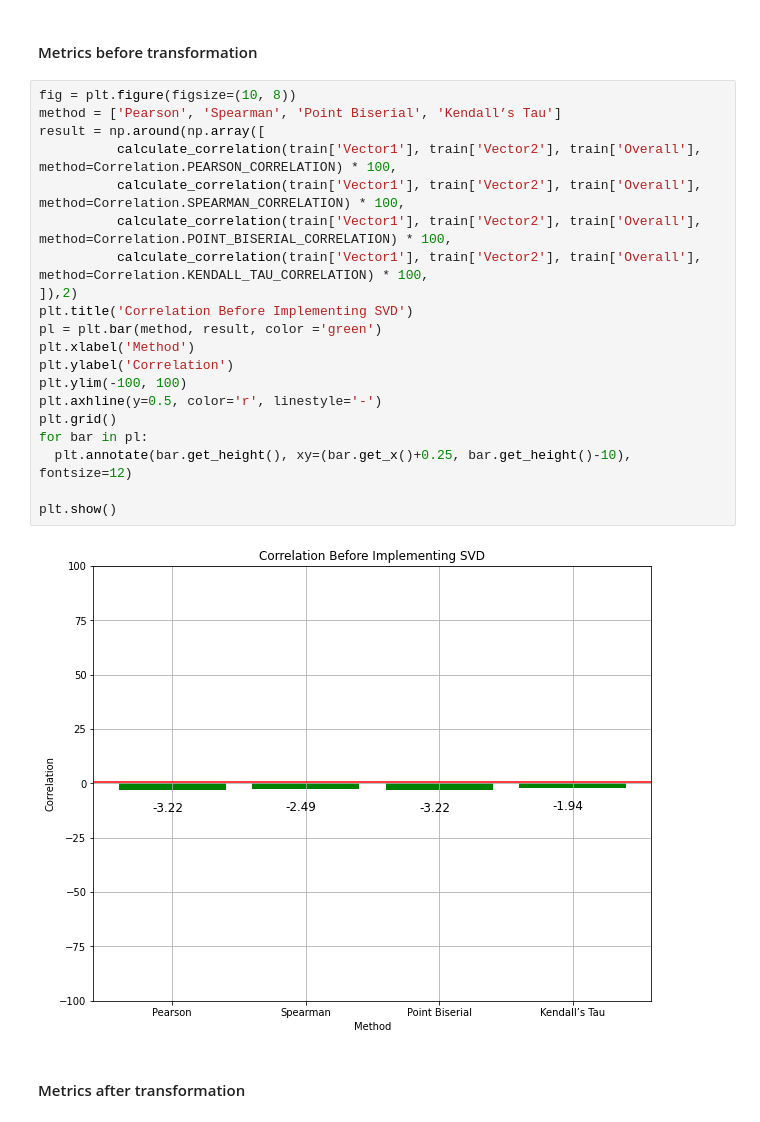
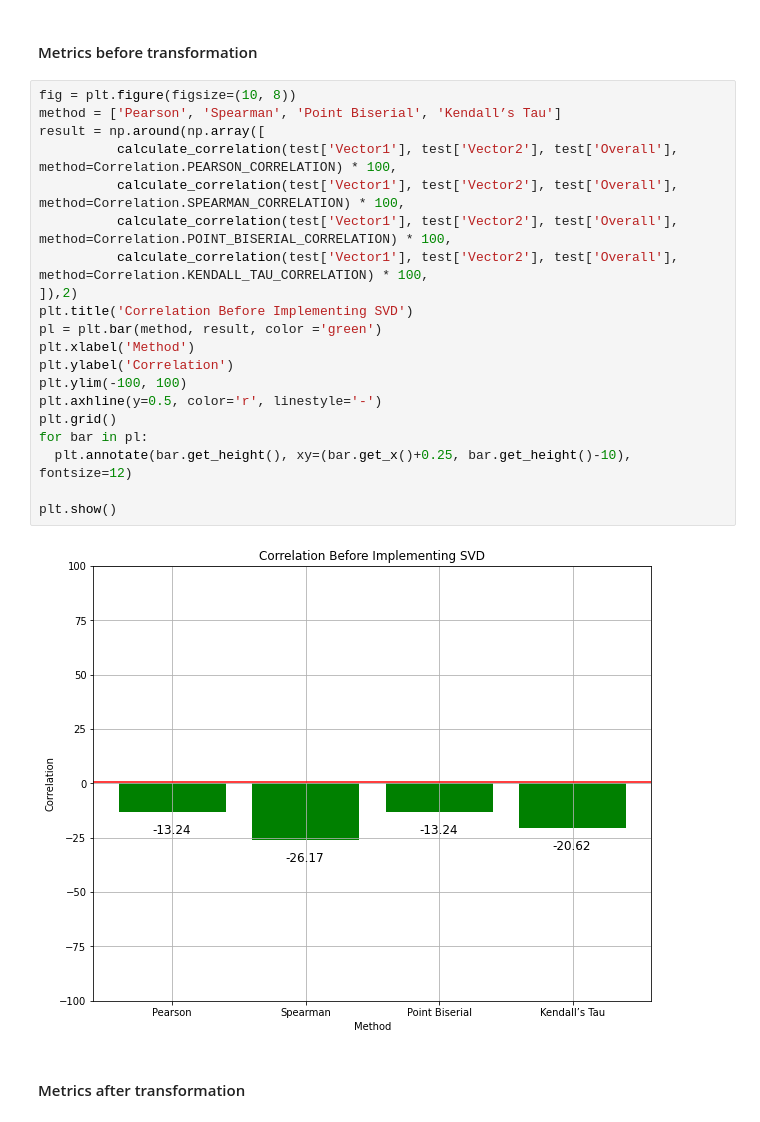
Before and after one commit to tariqshaban/svd-transformation, a Jupyter notebook: SVD Transformation.ipynb, the cells around one changed output. Drawn from its saved outputs; the diff is of its cells as text.

```diff
--- a/SVD Transformation.ipynb
+++ b/SVD Transformation.ipynb
@@ -639,25 +637,25 @@ transformed = apply_transformation(
 # %%
 fig = plt.figure(figsize=(10, 8))
 method = ['Pearson', 'Spearman', 'Point Biserial', 'Kendall’s Tau']
 result = np.around(np.array([
-          calculate_correlation(train['Vector1'], train['Vector2'], train['Overall'], method=Correlation.PEARSON_CORRELATION) * 100,
-          calculate_correlation(train['Vector1'], train['Vector2'], train['Overall'], method=Correlation.SPEARMAN_CORRELATION) * 100,
-          calculate_correlation(train['Vector1'], train['Vector2'], train['Overall'], method=Correlation.POINT_BISERIAL_CORRELATION) * 100,
-          calculate_correlation(train['Vector1'], train['Vector2'], train['Overall'], method=Correlation.KENDALL_TAU_CORRELATION) * 100,
+          calculate_correlation(test['Vector1'], test['Vector2'], test['Overall'], method=Correlation.PEARSON_CORRELATION) * 100,
+          calculate_correlation(test['Vector1'], test['Vector2'], test['Overall'], method=Correlation.SPEARMAN_CORRELATION) * 100,
+          calculate_correlation(test['Vector1'], test['Vector2'], test['Overall'], method=Correlation.POINT_BISERIAL_CORRELATION) * 100,
+          calculate_correlation(test['Vector1'], test['Vector2'], test['Overall'], method=Correlation.KENDALL_TAU_CORRELATION) * 100,
 ]),2)
 plt.title('Correlation Before Implementing SVD')
 pl = plt.bar(method, result, color ='green')
 plt.xlabel('Method')
 plt.ylabel('Correlation')
 plt.ylim(-100, 100)
 plt.axhline(y=0.5, color='r', linestyle='-')
 plt.grid()
 for bar in pl:
   plt.annotate(bar.get_height(), xy=(bar.get_x()+0.25, bar.get_height()-10), fontsize=12)
 
 plt.show()
 # %% [output]
-[figure, old version]
+[figure, new version]
 # %% [markdown]
 #### Metrics after transformation
 # %%
```
Also changed, not shown: parts of 3 cells of this notebook, 1 other file.
